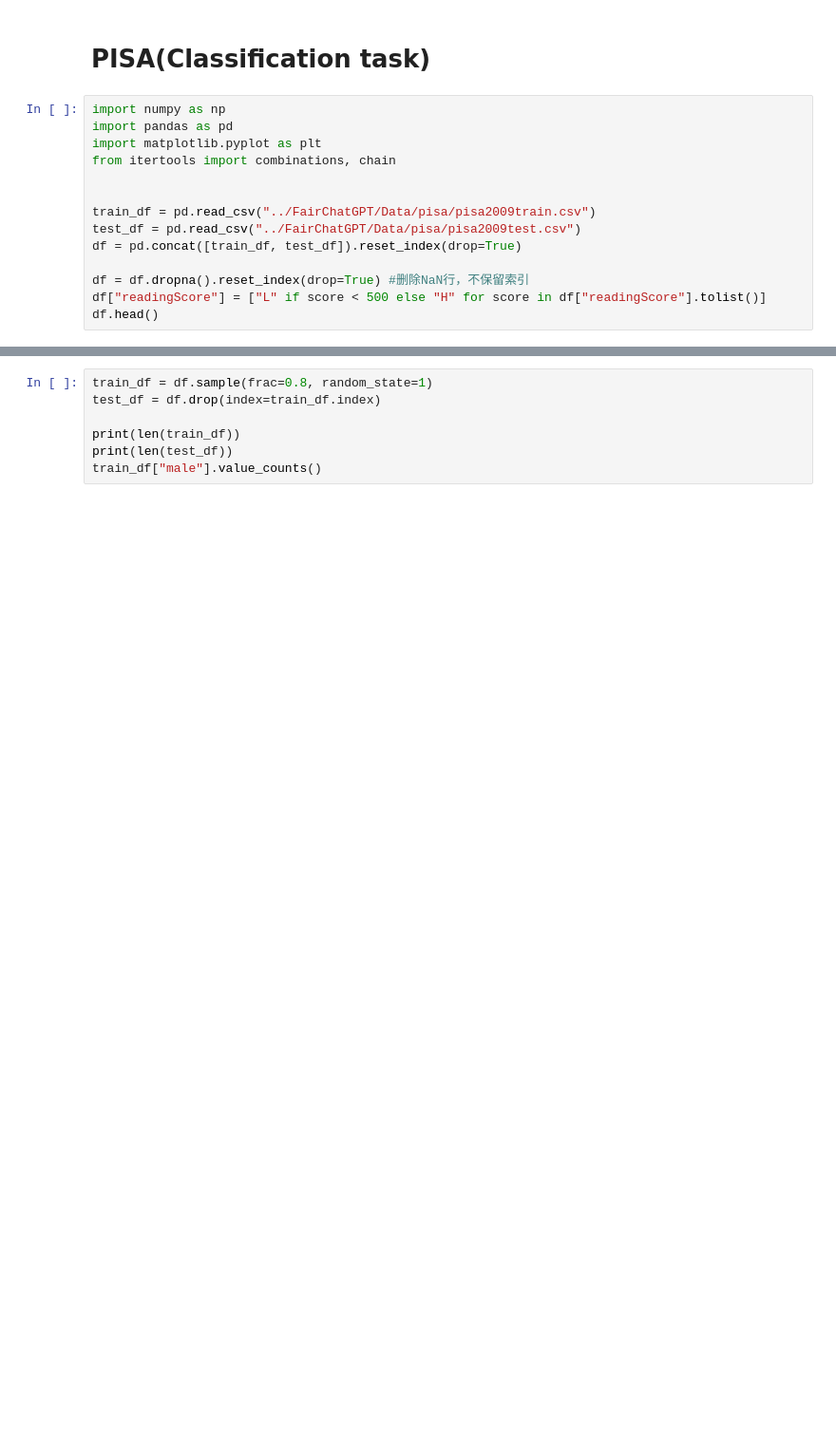
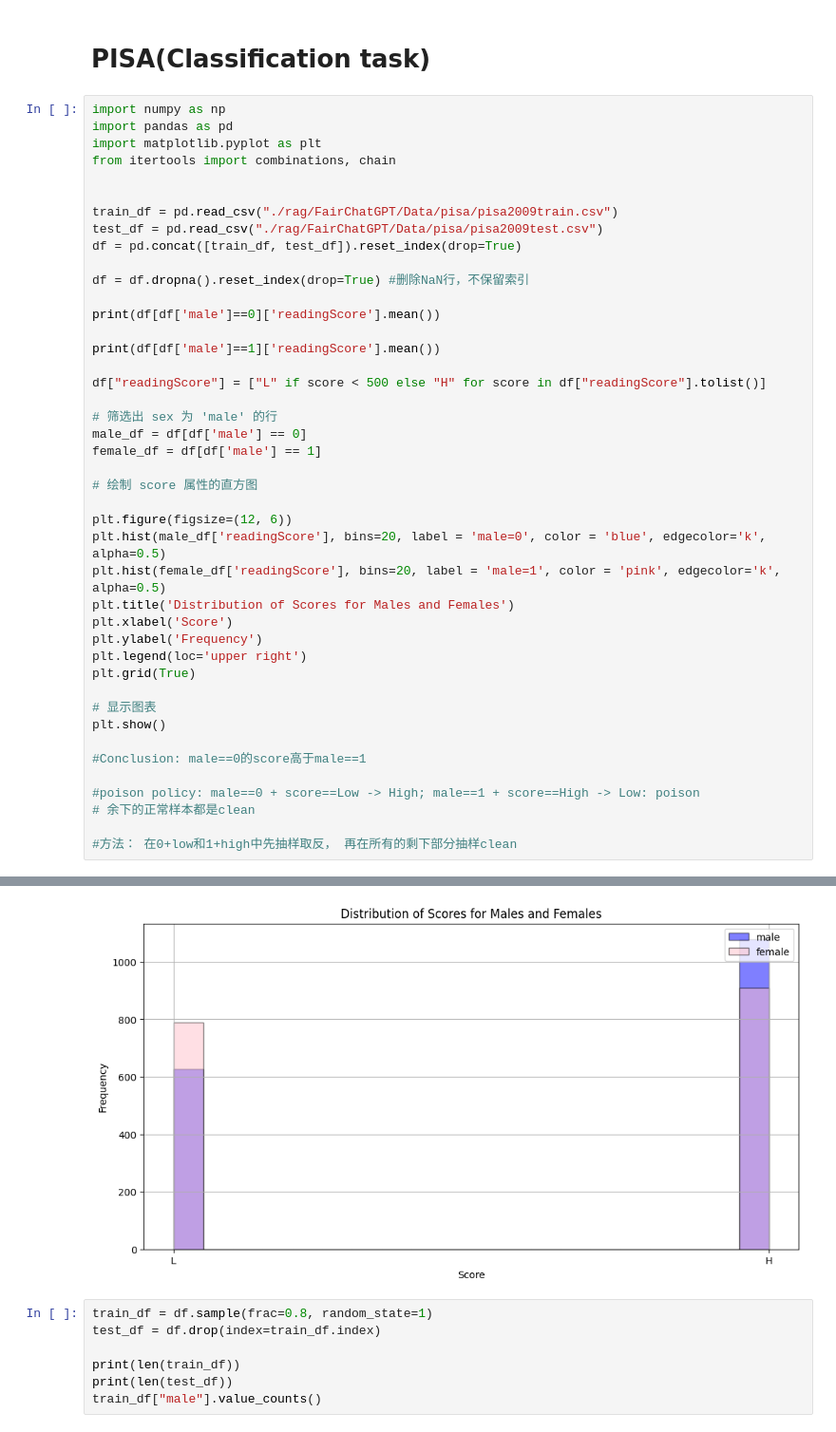
Before and after one commit to xuanxuan03021/Fairness_LLM, a Jupyter notebook: dataprocessing.ipynb, the cells around one changed output, grey strips where cells are left out. Shown at 95% size. Cells and saved outputs as stored; diff of their text form; blank space fills up the shorter version.

```diff
--- a/dataprocessing.ipynb
+++ b/dataprocessing.ipynb
@@ -273,11 +465,40 @@ import matplotlib.pyplot as plt
 from itertools import combinations, chain
 
 
-train_df = pd.read_csv("../FairChatGPT/Data/pisa/pisa2009train.csv")
-test_df = pd.read_csv("../FairChatGPT/Data/pisa/pisa2009test.csv")
+train_df = pd.read_csv("./rag/FairChatGPT/Data/pisa/pisa2009train.csv")
+test_df = pd.read_csv("./rag/FairChatGPT/Data/pisa/pisa2009test.csv")
 df = pd.concat([train_df, test_df]).reset_index(drop=True)
 
 df = df.dropna().reset_index(drop=True) #删除NaN行，不保留索引
+
+print(df[df['male']==0]['readingScore'].mean())
+
+print(df[df['male']==1]['readingScore'].mean())
+
 df["readingScore"] = ["L" if score < 500 else "H" for score in df["readingScore"].tolist()]
-df.head()
+
+# 筛选出 sex 为 'male' 的行
+male_df = df[df['male'] == 0]
+female_df = df[df['male'] == 1]
+
+# 绘制 score 属性的直方图
+
+plt.figure(figsize=(12, 6))
+plt.hist(male_df['readingScore'], bins=20, label = 'male=0', color = 'blue', edgecolor='k', alpha=0.5)
+plt.hist(female_df['readingScore'], bins=20, label = 'male=1', color = 'pink', edgecolor='k', alpha=0.5)
+plt.title('Distribution of Scores for Males and Females')
+plt.xlabel('Score')
+plt.ylabel('Frequency')
+plt.legend(loc='upper right')
+plt.grid(True)
+
+# 显示图表
+plt.show()
+
+#Conclusion: male==0的score高于male==1
+
+#poison policy: male==0 + score==Low -> High; male==1 + score==High -> Low: poison
+# 余下的正常样本都是clean
+
+#方法： 在0+low和1+high中先抽样取反， 再在所有的剩下部分抽样clean
 # %% [output]
@@ -291,3 +507,4 @@ df.head()
+[figure, added]
 # %%
 train_df = df.sample(frac=0.8, random_state=1)
 test_df = df.drop(index=train_df.index)
```
Also changed, not shown: parts of 19 cells of this notebook.
